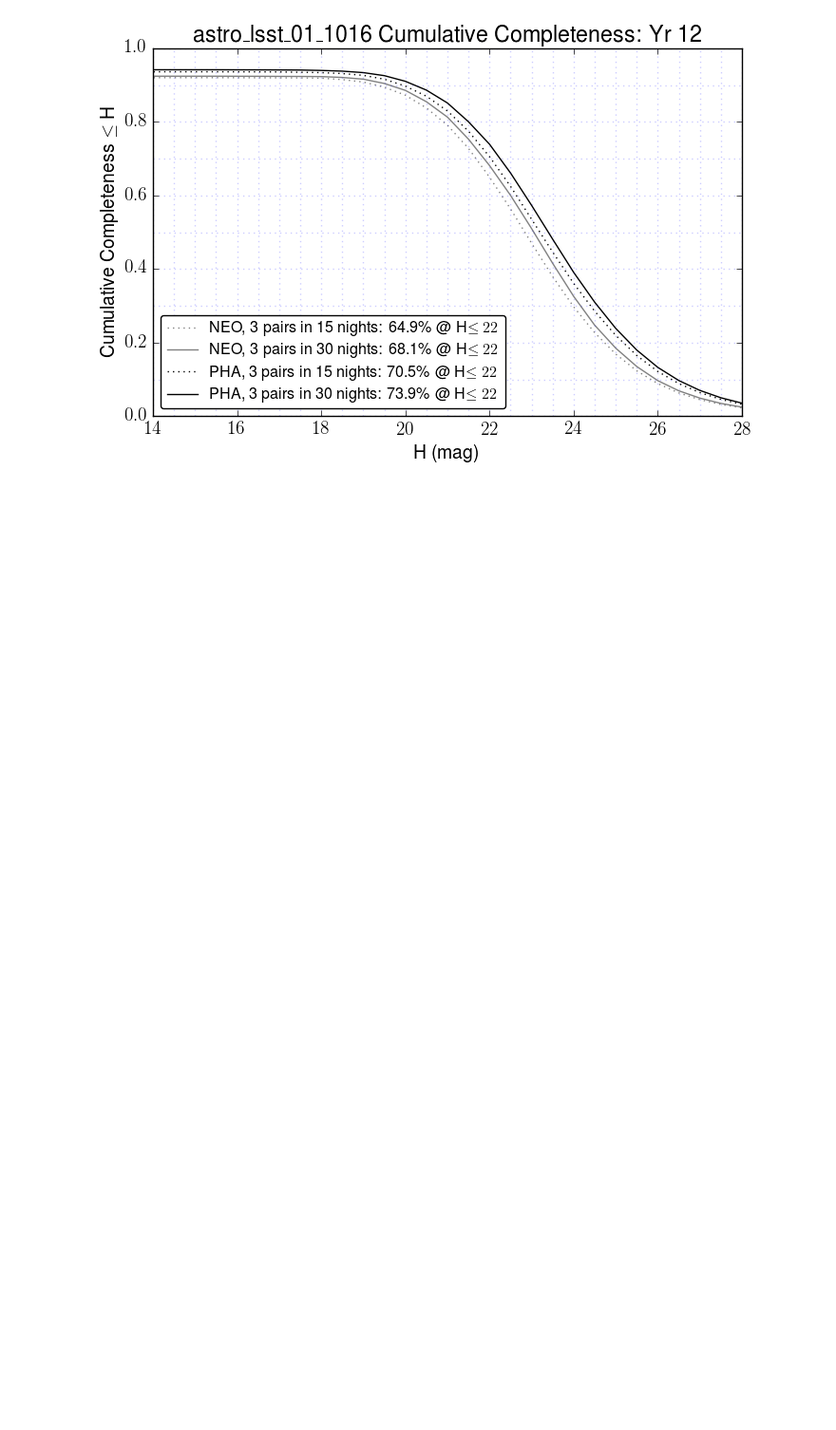
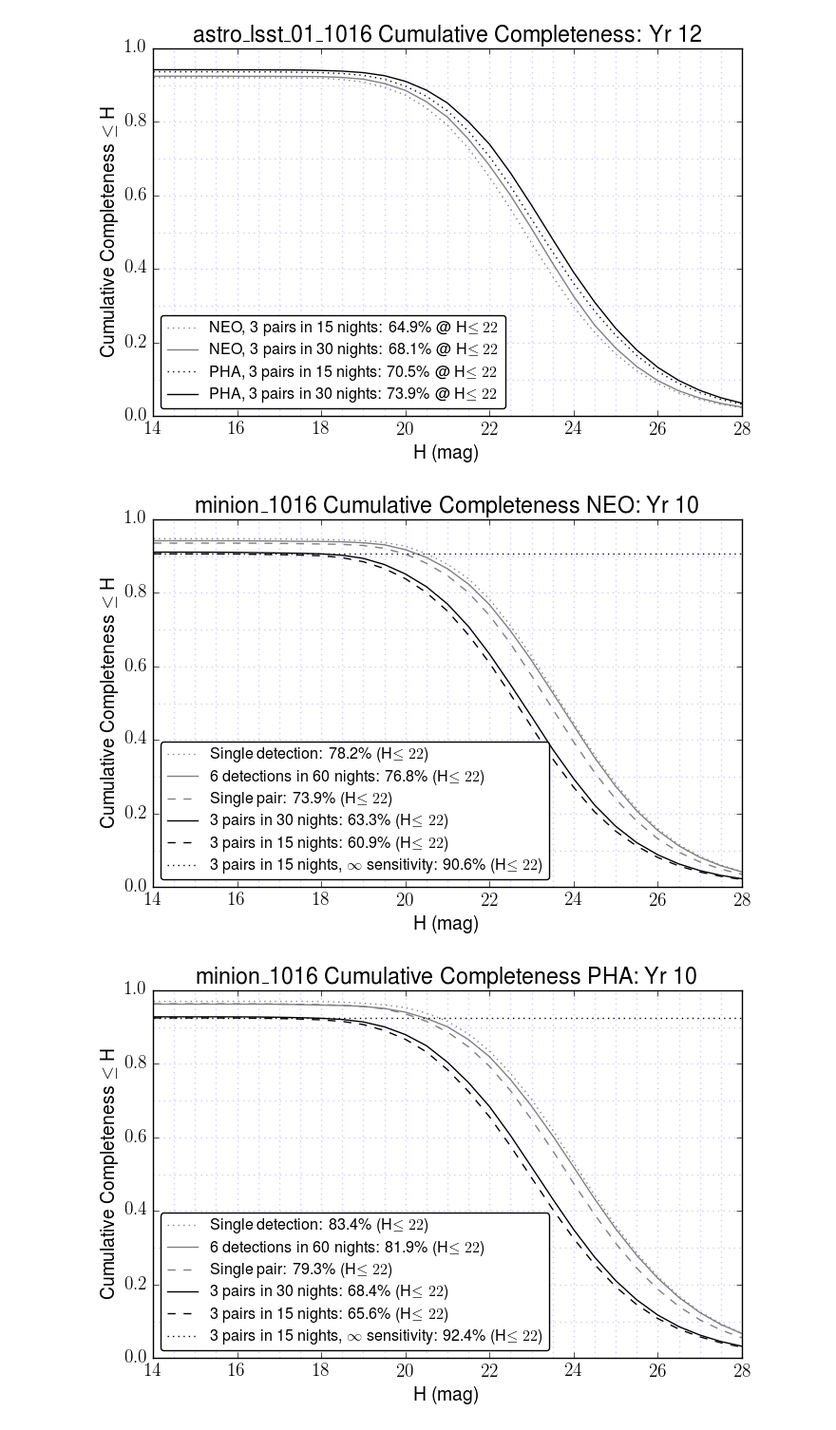
Before and after one commit to lsst-pst/neo_capabilities, a Jupyter notebook: Bright Objects Discovery Boost.ipynb, the cells around one changed output. Shown at 95% size. Saved outputs shown, nothing was run; the diff lists cells and outputs as text; code cells hidden in the pictures; blank space fills up the shorter version.

```diff
--- a/Bright Objects Discovery Boost.ipynb
+++ b/Bright Objects Discovery Boost.ipynb
@@ -315,9 +315,11 @@ mtmp = metrics.DiscoveryMetric(nObsPerNight=2, tMin=0, tMax=90./60./24., nNights
 metric = metrics.Discovery_TimeMetric(mtmp)
 discTimes = {}
 strategy = '3_pairs_in_30_nights'
+types = ['neo', 'pha']
+#types = ['pha']
 for opsim in opsims:
     discTimes[opsim] = {}
-    for t in ['neo', 'pha']:
+    for t in types:
         discTimes[opsim][t] = mmb.MoMetricBundle(metric, slicerEphsN[t], None, runName=opsim, metadata=t)
         froot = '%s_Discovery_Time_%s_%s_MOOB' % (opsim, t.upper(), strategy)
         discTimes[opsim][t].fileRoot = froot
@@ -526,0 +545,42 @@ for opsim in ['minion_1016', 'astro_lsst_01_1016']:
+# %%
+for opsim in ['minion_1016', 'astro_lsst_01_1016']:
+    if opsim == 'minion_1016':
+        maxYr = 10
+    else:
+        maxYr = 12
+    for t in ['neo', 'pha']:
+        plt.figure(figsize=(8, 5))
+        cval = completeness[opsim][t]['single'].metricValues[0][Hidx]*100.
+        plt.plot(Hrange, completeness[opsim][t]['single'].metricValues[0], color='gray', linestyle=':',
+                    label='Single detection: %.1f%s (H$\le22$)' % (cval, '\%'))
+        cval = completeness[opsim][t]['60'].metricValues[0][Hidx]*100.
+        plt.plot(Hrange, completeness[opsim][t]['60'].metricValues[0], color='gray', linestyle='-',
+                    label='6 detections in 60 nights: %.1f%s (H$\le22$)' % (cval, '\%'))
+        cval = completeness[opsim][t]['pair'].metricValues[0][Hidx]*100.
+        plt.plot(Hrange, completeness[opsim][t]['pair'].metricValues[0], color='gray', linestyle='--',
+                    label='Single pair: %.1f%s (H$\le22$)' % (cval, '\%'))
+        for w in [30, 15]:
+            if w == 15:
+                linestyle = '--'
+            else:
+                linestyle = '-'
+            Hidx = np.where(Hrange == 22)[0][0]
+            cval = completeness[opsim][t][w].metricValues[0][Hidx]*100.
+            plt.plot(Hrange, completeness[opsim][t][w].metricValues[0], color='k', linestyle=linestyle,
+                    label='3 pairs in %d nights: %.1f%s (H$\le22$)' % (w, cval, '\%'))
+        cval = completeness[opsim][t]['snr0'].metricValues[0][Hidx]*100.
+        plt.plot(Hrange, completeness[opsim][t]['snr0'].metricValues[0], color='k', linestyle=':',
+                    label=r'3 pairs in 15 nights, $\infty$ sensitivity: %.1f%s (H$\le22$)' % (cval, '\%'))
+        plt.legend(loc='lower left', fontsize='smaller', fancybox=True, numpoints=1)
+        plt.xlim(14, 28)
+        plt.xlabel('H (mag)')
+        plt.ylabel('Cumulative Completeness $\le$ H')
+        plt.title('%s Cumulative Completeness %s: Yr %d' % (opsim.replace('_', '\_'), t.upper(), maxYr))
+        for i in (np.arange(0, 1.1, 0.1)):
+            plt.axhline(i, alpha=0.2, linestyle=':')
+        for i in Hrange:
+            plt.axvline(i, alpha=0.2, linestyle=':')
+        plt.savefig('%s_%s_More_Cumulative_Completeness.pdf' %(opsim, t), format='pdf')
+# %% [output]
+[figure, added]
+[figure, added]
```
Also changed, not shown: parts of 3 cells of this notebook, 1 other file.
